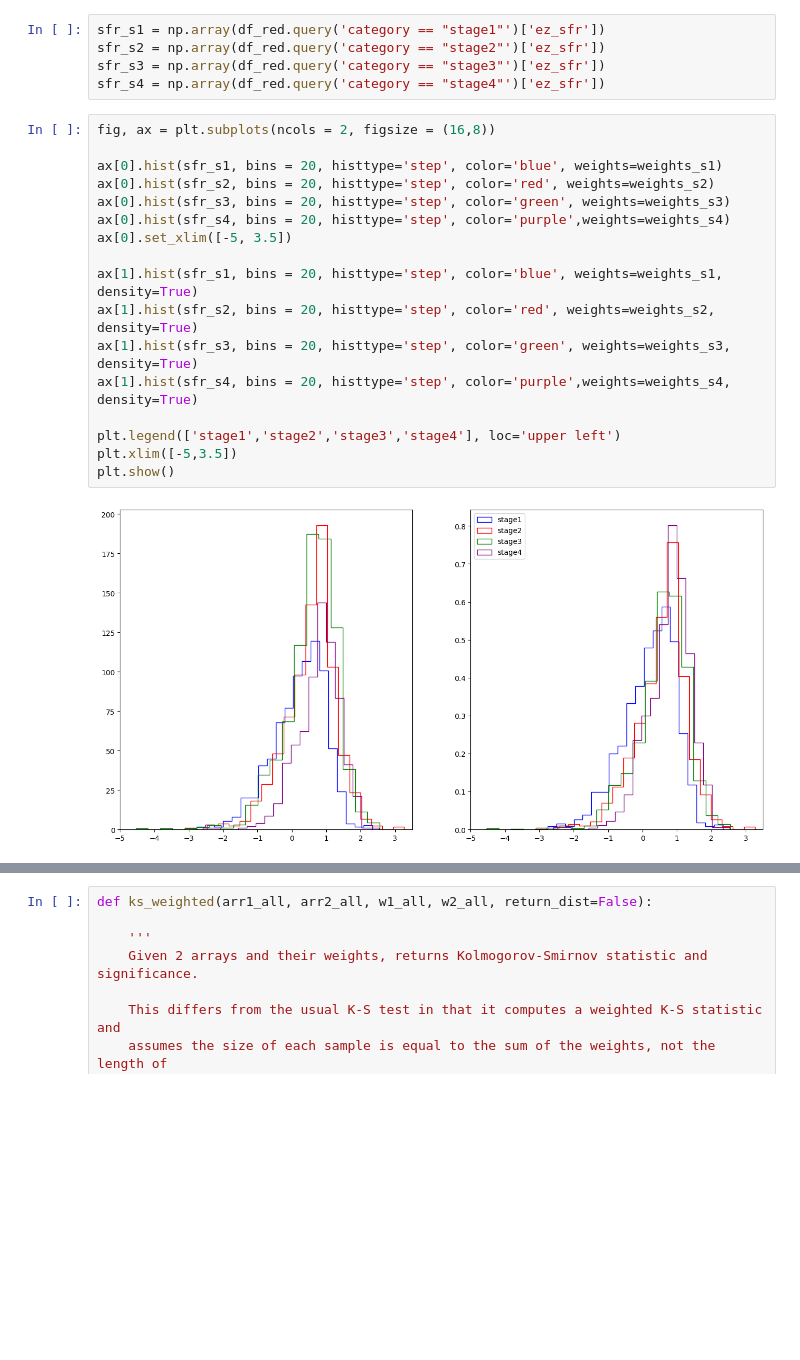
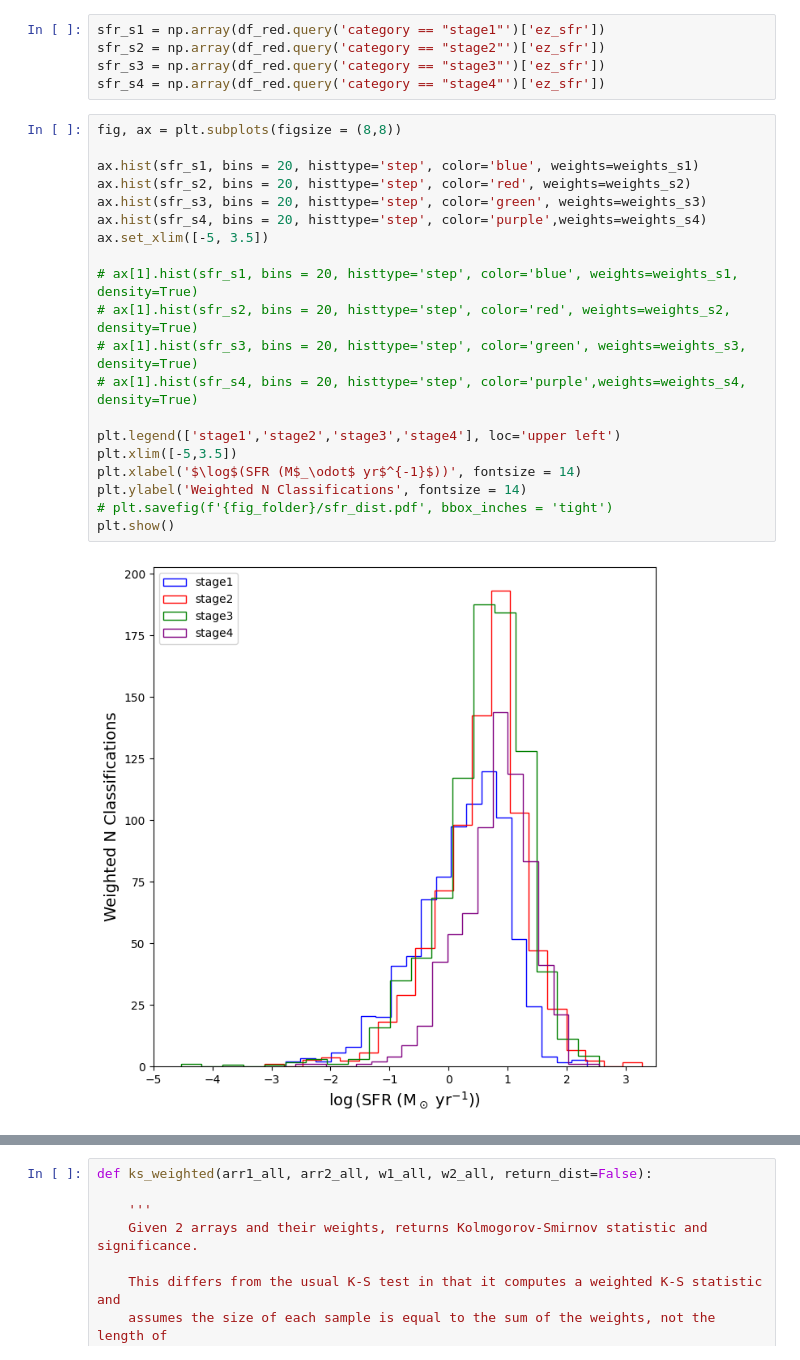
Before and after one commit to AstroORyan/mergers-in-cosmos, a Jupyter notebook: notebooks/back-to-basics/using-visual-sources/sf-with-mass.ipynb, the cells around one changed output, grey strips where cells are left out. Saved outputs shown, nothing was run; the diff lists cells and outputs as text; blank space fills up the shorter version.

```diff
--- a/notebooks/back-to-basics/using-visual-sources/sf-with-mass.ipynb
+++ b/notebooks/back-to-basics/using-visual-sources/sf-with-mass.ipynb
@@ -320,21 +349,24 @@ sfr_s2 = np.array(df_red.query('category == "stage2"')['ez_sfr'])
 sfr_s3 = np.array(df_red.query('category == "stage3"')['ez_sfr'])
 sfr_s4 = np.array(df_red.query('category == "stage4"')['ez_sfr'])
 # %%
-fig, ax = plt.subplots(ncols = 2, figsize = (16,8))
+fig, ax = plt.subplots(figsize = (8,8))
 
-ax[0].hist(sfr_s1, bins = 20, histtype='step', color='blue', weights=weights_s1)
-ax[0].hist(sfr_s2, bins = 20, histtype='step', color='red', weights=weights_s2)
-ax[0].hist(sfr_s3, bins = 20, histtype='step', color='green', weights=weights_s3)
-ax[0].hist(sfr_s4, bins = 20, histtype='step', color='purple',weights=weights_s4)
-ax[0].set_xlim([-5, 3.5])
+ax.hist(sfr_s1, bins = 20, histtype='step', color='blue', weights=weights_s1)
+ax.hist(sfr_s2, bins = 20, histtype='step', color='red', weights=weights_s2)
+ax.hist(sfr_s3, bins = 20, histtype='step', color='green', weights=weights_s3)
+ax.hist(sfr_s4, bins = 20, histtype='step', color='purple',weights=weights_s4)
+ax.set_xlim([-5, 3.5])
 
-ax[1].hist(sfr_s1, bins = 20, histtype='step', color='blue', weights=weights_s1, density=True)
-ax[1].hist(sfr_s2, bins = 20, histtype='step', color='red', weights=weights_s2, density=True)
-ax[1].hist(sfr_s3, bins = 20, histtype='step', color='green', weights=weights_s3, density=True)
-ax[1].hist(sfr_s4, bins = 20, histtype='step', color='purple',weights=weights_s4, density=True)
+# ax[1].hist(sfr_s1, bins = 20, histtype='step', color='blue', weights=weights_s1, density=True)
+# ax[1].hist(sfr_s2, bins = 20, histtype='step', color='red', weights=weights_s2, density=True)
+# ax[1].hist(sfr_s3, bins = 20, histtype='step', color='green', weights=weights_s3, density=True)
+# ax[1].hist(sfr_s4, bins = 20, histtype='step', color='purple',weights=weights_s4, density=True)
 
 plt.legend(['stage1','stage2','stage3','stage4'], loc='upper left')
 plt.xlim([-5,3.5])
+plt.xlabel('$\log$(SFR (M$_\odot$ yr$^{-1}$))', fontsize = 14)
+plt.ylabel('Weighted N Classifications', fontsize = 14)
+# plt.savefig(f'{fig_folder}/sfr_dist.pdf', bbox_inches = 'tight')
 plt.show()
 # %% [output]
-[figure, old version]
+[figure, new version]
```
Also changed, not shown: parts of 6 cells of this notebook, 1 other file.
